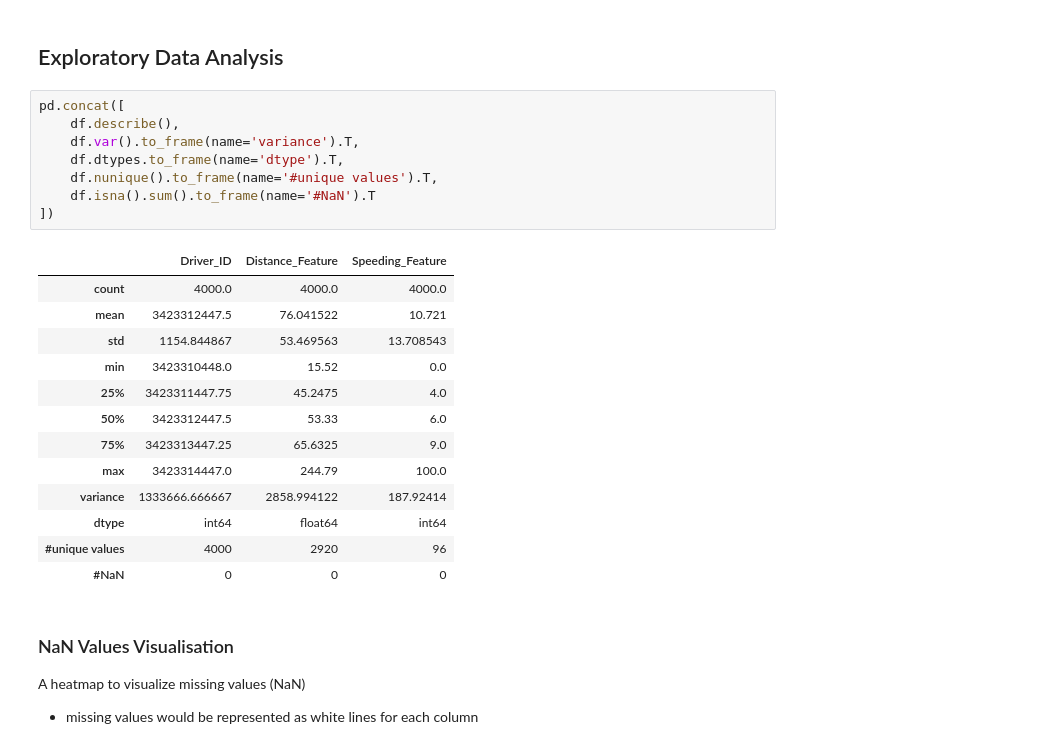
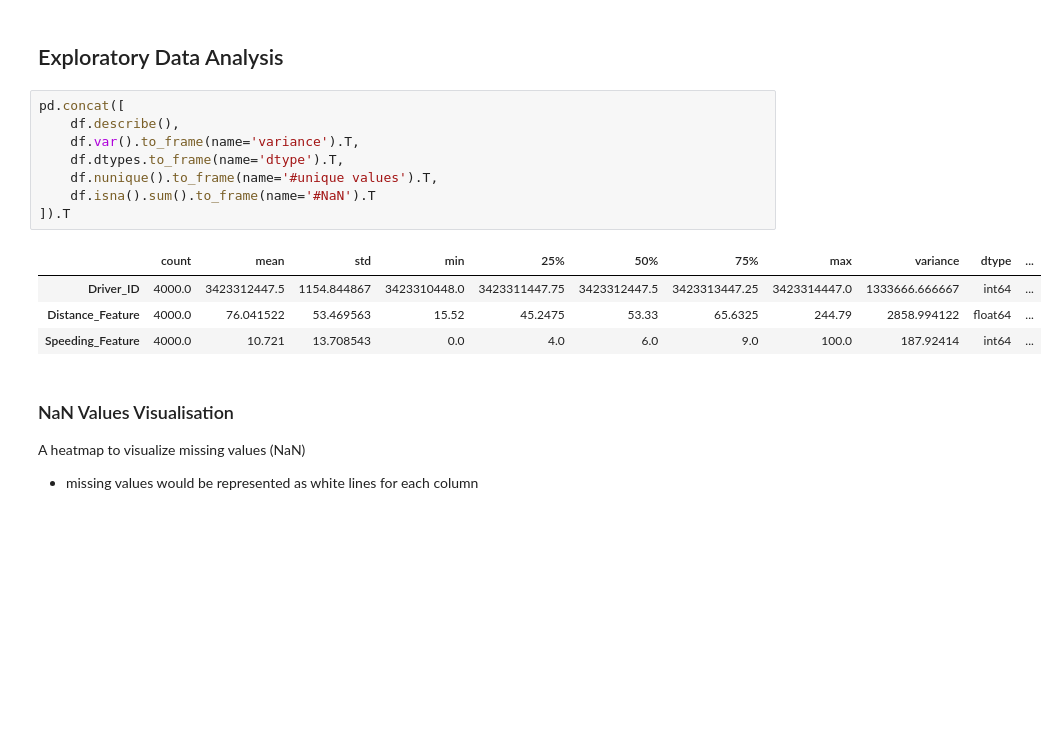
Before and after one commit to Taoufiq-Ouedraogo/Clustering-with-KMeans-AHC, a Jupyter notebook: Driver-Clustering-with-KMeans.ipynb, the cells around one changed output. Drawn from its saved outputs; the diff is of its cells as text; blank space fills up the shorter version.

```diff
--- a/Driver-Clustering-with-KMeans.ipynb
+++ b/Driver-Clustering-with-KMeans.ipynb
@@ -52,25 +52,16 @@ df.head()
 # %%
 pd.concat([
     df.describe(),
     df.var().to_frame(name='variance').T,
     df.dtypes.to_frame(name='dtype').T,
     df.nunique().to_frame(name='#unique values').T,
     df.isna().sum().to_frame(name='#NaN').T
-])
+]).T
 # %% [output]
-|  | Driver_ID | Distance_Feature | Speeding_Feature |
-| count | 4000.0 | 4000.0 | 4000.0 |
-| mean | 3423312447.5 | 76.041522 | 10.721 |
-| std | 1154.844867 | 53.469563 | 13.708543 |
-| min | 3423310448.0 | 15.52 | 0.0 |
-| 25% | 3423311447.75 | 45.2475 | 4.0 |
-| 50% | 3423312447.5 | 53.33 | 6.0 |
-| 75% | 3423313447.25 | 65.6325 | 9.0 |
-| max | 3423314447.0 | 244.79 | 100.0 |
-| variance | 1333666.666667 | 2858.994122 | 187.92414 |
-| dtype | int64 | float64 | int64 |
-| #unique values | 4000 | 2920 | 96 |
-| #NaN | 0 | 0 | 0 |
+|  | count | mean | std | min | 25% | 50% | 75% | max | variance | dtype | ... |
+| Driver_ID | 4000.0 | 3423312447.5 | 1154.844867 | 3423310448.0 | 3423311447.75 | 3423312447.5 | 3423313447.25 | 3423314447.0 | 1333666.666667 | int64 | ... |
+| Distance_Feature | 4000.0 | 76.041522 | 53.469563 | 15.52 | 45.2475 | 53.33 | 65.6325 | 244.79 | 2858.994122 | float64 | ... |
+| Speeding_Feature | 4000.0 | 10.721 | 13.708543 | 0.0 | 4.0 | 6.0 | 9.0 | 100.0 | 187.92414 | int64 | ... |
 # %% [markdown]
 ### NaN Values Visualisation
 
```
Also changed, not shown: parts of 19 cells of this notebook, 1 other file.
